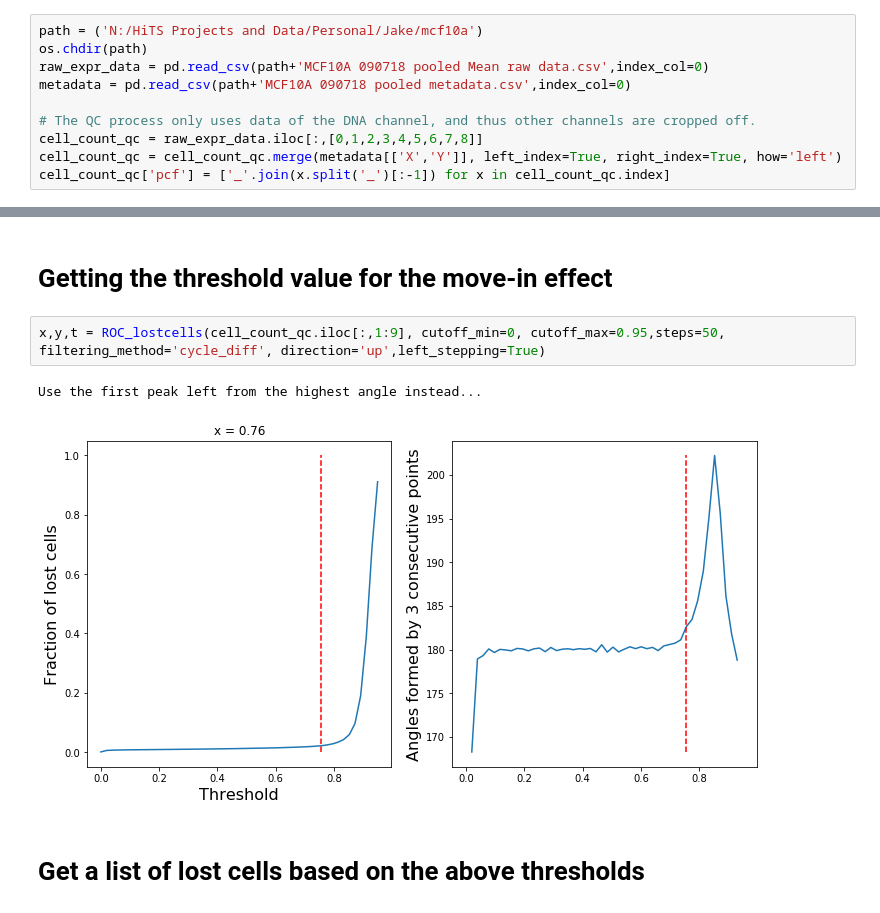
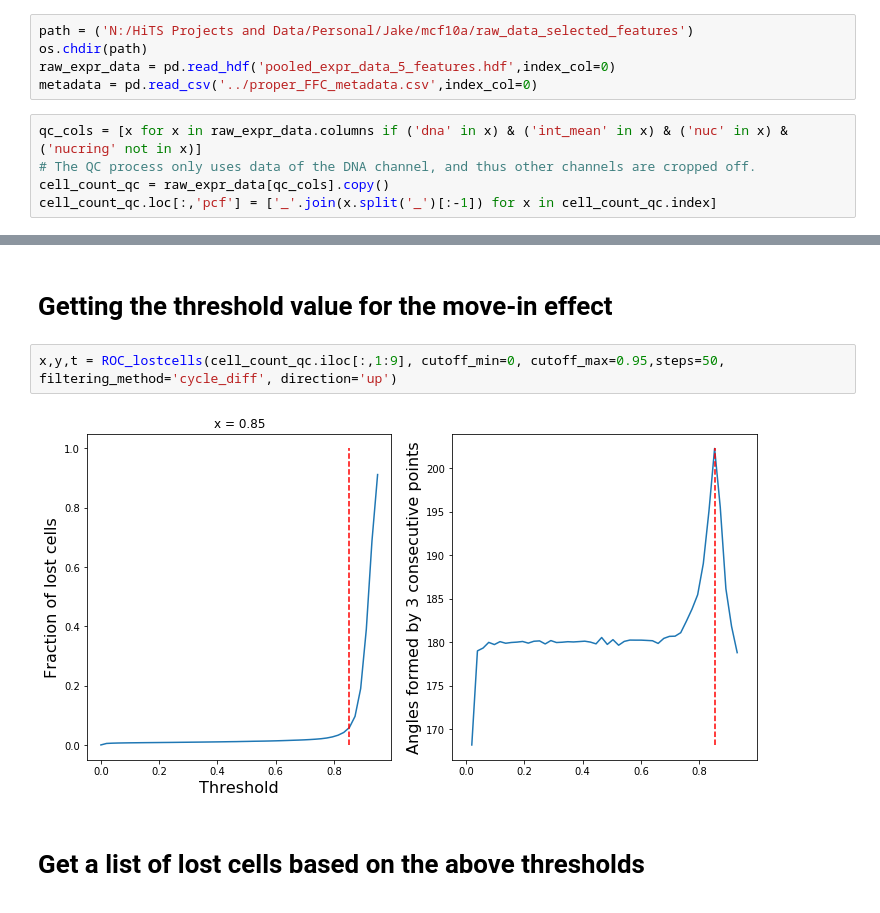
Before and after one commit to yunguan-wang/cycif_analysis_suite, a Jupyter notebook: notebooks/Section2.1_Intensity based QC.ipynb, the cells around one changed output, grey strips where cells are left out. Cells and saved outputs as stored; diff of their text form.

Commit message:
Updated notebooks and codes in response to data revision.

```diff
--- a/notebooks/Section2.1_Intensity based QC.ipynb
+++ b/notebooks/Section2.1_Intensity based QC.ipynb
@@ -7,16 +9,16 @@ import seaborn as sns
 from cycifsuite.detect_lost_cells import *
 # %% [markdown]
 ## Get data from a local directory.
+# %%
+path = ('N:/HiTS Projects and Data/Personal/Jake/mcf10a/raw_data_selected_features')
+os.chdir(path)
+raw_expr_data = pd.read_hdf('pooled_expr_data_5_features.hdf',index_col=0)
+metadata = pd.read_csv('../proper_FFC_metadata.csv',index_col=0)
 # %%
-path = ('N:/HiTS Projects and Data/Personal/Jake/mcf10a')
-os.chdir(path)
-raw_expr_data = pd.read_csv(path+'MCF10A 090718 pooled Mean raw data.csv',index_col=0)
-metadata = pd.read_csv(path+'MCF10A 090718 pooled metadata.csv',index_col=0)
-
+qc_cols = [x for x in raw_expr_data.columns if ('dna' in x) & ('int_mean' in x) & ('nuc' in x) & ('nucring' not in x)]
 # The QC process only uses data of the DNA channel, and thus other channels are cropped off.
-cell_count_qc = raw_expr_data.iloc[:,[0,1,2,3,4,5,6,7,8]]
-cell_count_qc = cell_count_qc.merge(metadata[['X','Y']], left_index=True, right_index=True, how='left')
-cell_count_qc['pcf'] = ['_'.join(x.split('_')[:-1]) for x in cell_count_qc.index]
+cell_count_qc = raw_expr_data[qc_cols].copy()
+cell_count_qc.loc[:,'pcf'] = ['_'.join(x.split('_')[:-1]) for x in cell_count_qc.index]
 # %% [markdown]
 # Getting the threshold value for move-out effect
 # %%
@@ -58,10 +60,9 @@ Text(0, 0.5, 'Mean fraction of lost cells across all fields')
 # %% [markdown]
 # Getting the threshold value for the move-in effect
 # %%
-x,y,t = ROC_lostcells(cell_count_qc.iloc[:,1:9], cutoff_min=0, cutoff_max=0.95,steps=50, filtering_method='cycle_diff', direction='up',left_stepping=True)
+x,y,t = ROC_lostcells(cell_count_qc.iloc[:,1:9], cutoff_min=0, cutoff_max=0.95,steps=50, filtering_method='cycle_diff', direction='up')
 # %% [output]
-Use the first peak left from the highest angle instead...
-[figure, old version]
+[figure, new version]
 # %% [markdown]
 # Get a list of lost cells based on the above thresholds
 # %%
```
Also changed, not shown: parts of 11 cells of this notebook, 6 other files.
